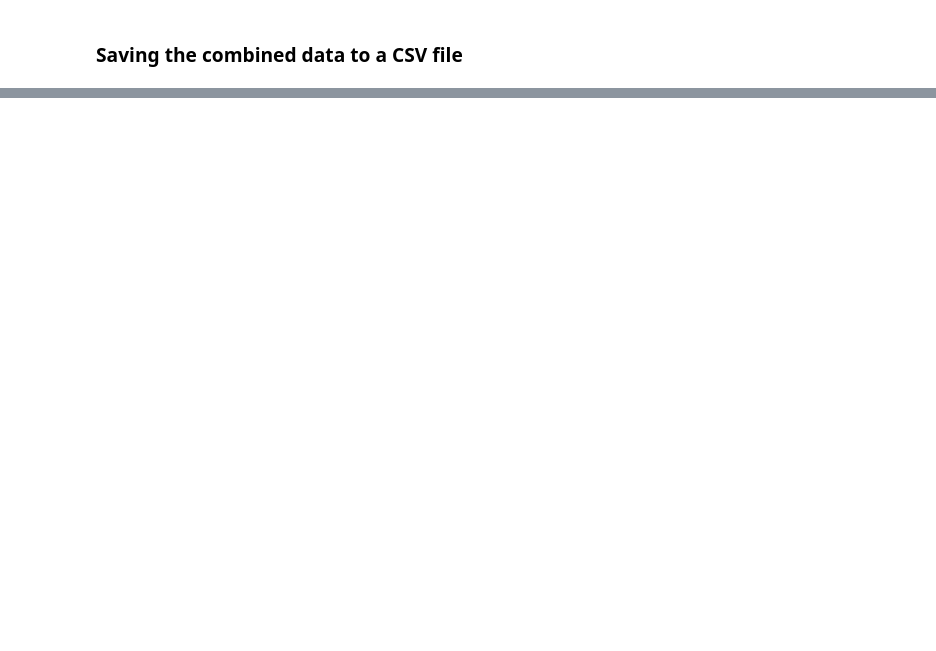
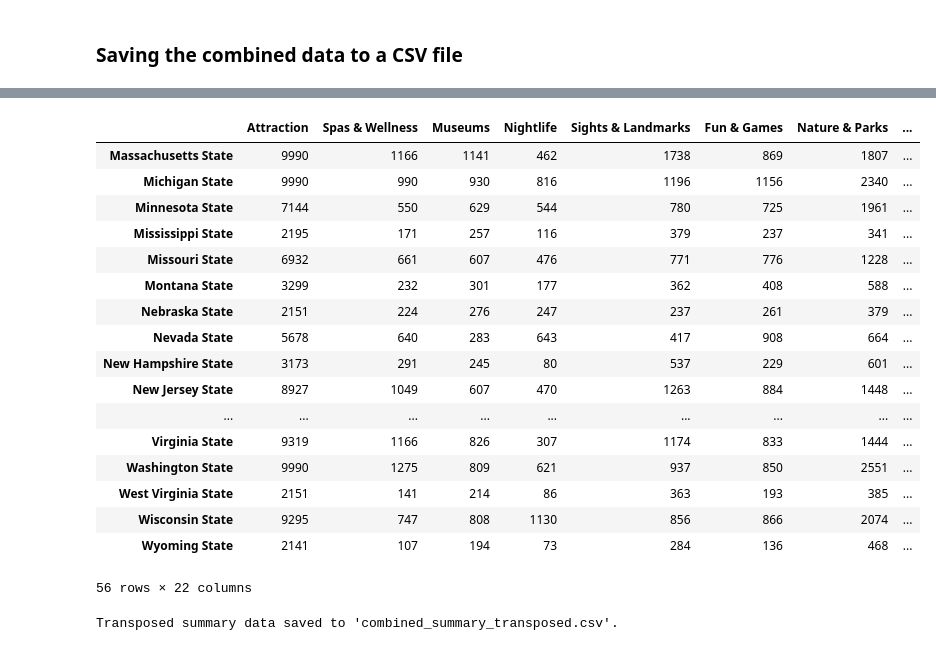
Before and after one commit to amien1410/amien-scrapers, a Jupyter notebook: Patrick_Business_Formatter.ipynb, the cells around one changed output, grey strips where cells are left out. Cells and saved outputs as stored; diff of their text form; code cells hidden in the pictures; blank space fills up the shorter version.

```diff
--- a/Patrick_Business_Formatter.ipynb
+++ b/Patrick_Business_Formatter.ipynb
@@ -76,0 +332,36 @@ Combined data saved to combined_data.csv
+# %%
+import pandas as pd
+import os
+
+# Define the directory where JSON files are located
+json_directory = "/content/drive/MyDrive/Upwork/patrick-bwn-project/TripAdvisor - State Based Search"
+
+# List all files in the directory and filter for '_summary_report.json' files
+json_files = [f for f in os.listdir(json_directory) if f.endswith('_summary_report.json')]
+
+# List to hold individual DataFrames
+df_json_list = []
+
+print(f"Found {len(json_files)} summary report JSON files in {json_directory}")
+
+# Read each JSON file into a DataFrame and store them in a list
+for filename in json_files:
+    file_path = os.path.join(json_directory, filename)
+    try:
+        # Read JSON and treat categories as index, states as columns
+        df_json = pd.read_json(file_path)
+        df_json_list.append(df_json)
+        print(f"Successfully loaded {filename}")
+    except Exception as e:
+        print(f"Error loading {filename}: {e}")
+
+# Concatenate all DataFrames along columns, performing an outer join on the index
+if df_json_list:
+    combined_summary_df = pd.concat(df_json_list, axis=1, join='outer')
+    print("\nAll summary report JSON files combined successfully!")
+else:
+    combined_summary_df = pd.DataFrame()
+    print("No summary report JSON files were found or loaded.")
+
+# Display the first 5 rows of the combined DataFrame
+display(combined_summary_df.head())
@@ -76,0 +389,30 @@ Combined data saved to combined_data.csv
+# %%
+combined_summary_df_transposed = combined_summary_df.T
+combined_summary_df_transposed = combined_summary_df_transposed.sort_index()
+display(combined_summary_df_transposed)
+# %% [output]
+|  | Attraction | Spas & Wellness | Museums | Nightlife | Sights & Landmarks | Fun & Games | Nature & Parks | ... |
+| Massachusetts State | 9990 | 1166 | 1141 | 462 | 1738 | 869 | 1807 | ... |
+| Michigan State | 9990 | 990 | 930 | 816 | 1196 | 1156 | 2340 | ... |
+| Minnesota State | 7144 | 550 | 629 | 544 | 780 | 725 | 1961 | ... |
+| Mississippi State | 2195 | 171 | 257 | 116 | 379 | 237 | 341 | ... |
+| Missouri State | 6932 | 661 | 607 | 476 | 771 | 776 | 1228 | ... |
+| Montana State | 3299 | 232 | 301 | 177 | 362 | 408 | 588 | ... |
+| Nebraska State | 2151 | 224 | 276 | 247 | 237 | 261 | 379 | ... |
+| Nevada State | 5678 | 640 | 283 | 643 | 417 | 908 | 664 | ... |
+| New Hampshire State | 3173 | 291 | 245 | 80 | 537 | 229 | 601 | ... |
+| New Jersey State | 8927 | 1049 | 607 | 470 | 1263 | 884 | 1448 | ... |
+| ... | ... | ... | ... | ... | ... | ... | ... | ... |
+| Virginia State | 9319 | 1166 | 826 | 307 | 1174 | 833 | 1444 | ... |
+| Washington State | 9990 | 1275 | 809 | 621 | 937 | 850 | 2551 | ... |
+| West Virginia State | 2151 | 141 | 214 | 86 | 363 | 193 | 385 | ... |
+| Wisconsin State | 9295 | 747 | 808 | 1130 | 856 | 866 | 2074 | ... |
+| Wyoming State | 2141 | 107 | 194 | 73 | 284 | 136 | 468 | ... |
+56 rows × 22 columns
+# %%
+output_transposed_filename = 'combined_summary_transposed.csv'
+combined_summary_df_transposed.to_csv(output_transposed_filename, index=True)
+
+print(f"Transposed summary data saved to '{output_transposed_filename}'.")
+# %% [output]
+Transposed summary data saved to 'combined_summary_transposed.csv'.
```
Also changed, not shown: parts of 22 cells of this notebook.
